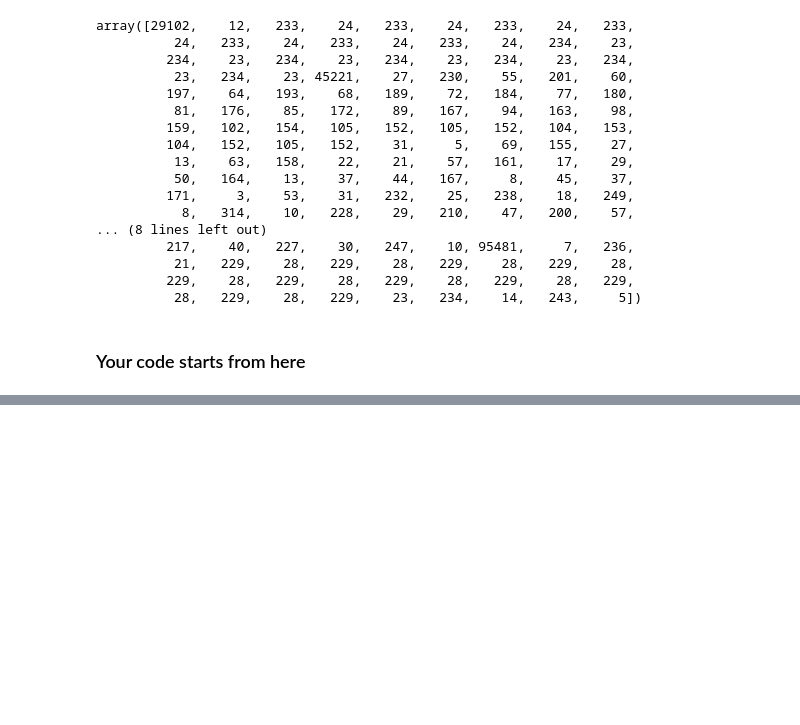
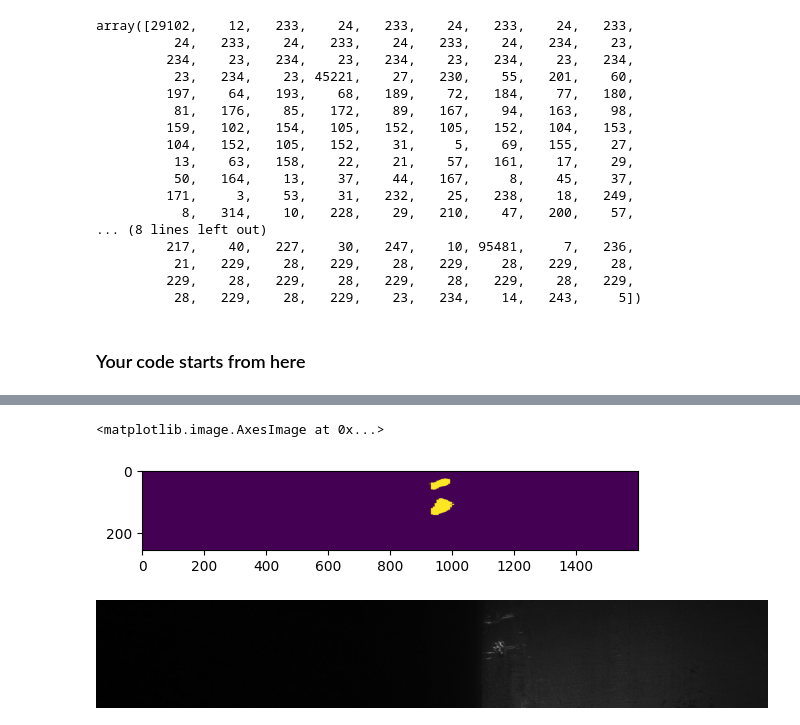
Before and after one commit to Smart781/DL_HSE_2025_fall, a Jupyter notebook: homeworks/hw2/Artyom_Smorodskij/hw2.ipynb, the cells around one changed output, grey strips where cells are left out. Saved outputs shown, nothing was run; the diff lists cells and outputs as text; code cells hidden in the pictures; blank space fills up the shorter version.

```diff
--- a/homeworks/hw2/Artyom_Smorodskij/hw2.ipynb
+++ b/homeworks/hw2/Artyom_Smorodskij/hw2.ipynb
@@ -247,13 +261,17 @@ def load_data(train_val_csv, train_val_img_dir, batch_size=8, subset_ratio=1.0):
         train_val_fnames, test_size=0.2, random_state=42
     )
 
-    train_transform = transforms.Compose([
-        transforms.RandomHorizontalFlip(p=0.5),
-        transforms.RandomVerticalFlip(p=0.5),
+    train_transform = A.Compose([
+        A.HorizontalFlip(p=0.5),
     ])
 
-    train_dataset = SeverstalSteelDataset(train_fnames, train_val_df, train_val_img_dir, transform=train_transform)
-    val_dataset = SeverstalSteelDataset(val_fnames, train_val_df, train_val_img_dir)
+    train_dataset = SeverstalSteelDataset(
+        train_fnames, train_val_df, train_val_img_dir,
+        transform=train_transform
+    )
+    val_dataset = SeverstalSteelDataset(
+        val_fnames, train_val_df, train_val_img_dir
+    )
 
     train_loader = DataLoader(
         train_dataset, batch_size=batch_size, shuffle=True, collate_fn=collate_fn
@@ -424,0 +477,12 @@ Loaded best model with Val Dice: 0.7826
+# %%
+cls = submission_df[submission_df.ImageId==img_id]['ClassId'] - 1
+masks = encoded_pixels_to_masks(img_id, submission_df, )
+plt.imshow(masks[:,:,cls]*255)
+# %% [output]
+<matplotlib.image.AxesImage at 0x...>
+[figure, added]
+# %%
+img = Image.open(os.path.join('drive/MyDrive/data/train_images',img_id))
+img
+# %% [output]
+[figure, added]
```
Also changed, not shown: parts of 13 cells of this notebook.
